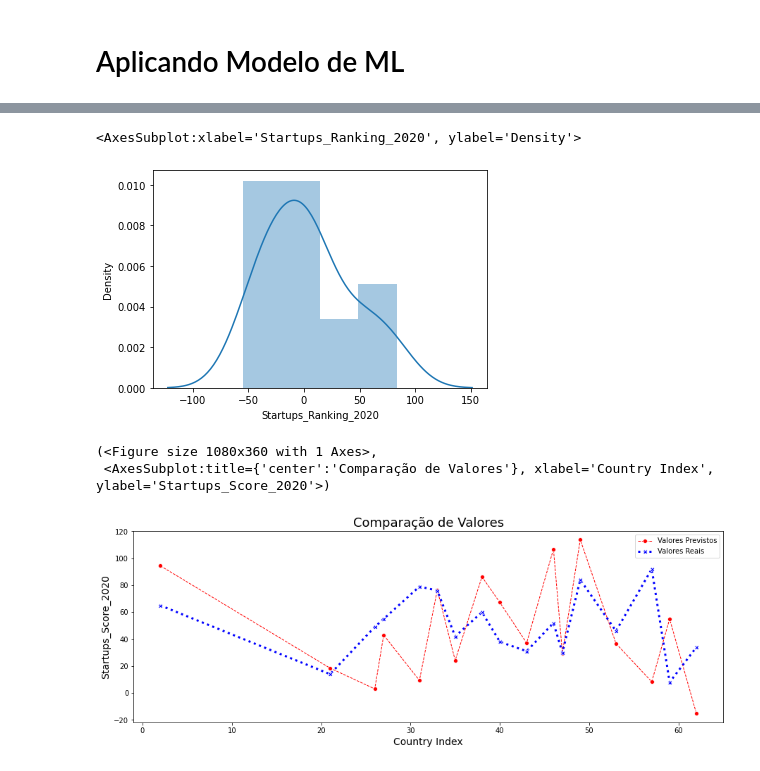
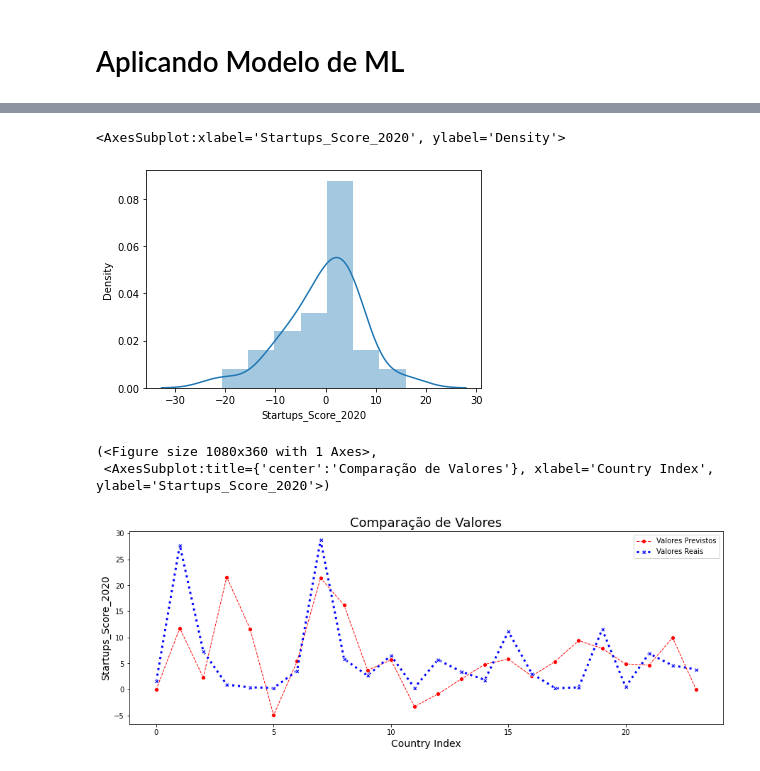
Before and after one commit to CesarSun/Digital-House-G3, a Jupyter notebook: T4-Integrador/DH_G3_T4_World_Freedom.ipynb, the cells around one changed output, grey strips where cells are left out. Drawn from its saved outputs; the diff is of its cells as text; code cells hidden in the pictures.

Commit message:
Versão com Modelos de ML iniciais

```diff
--- a/T4-Integrador/DH_G3_T4_World_Freedom.ipynb
+++ b/T4-Integrador/DH_G3_T4_World_Freedom.ipynb
@@ -241,8 +269,8 @@ datas = [data_efw,
          data_star,
          data_militar,
          data_GDP_growth,
-         data_uni]
-         #data_MW]
+         data_uni,
+         data_emp]
 # %%
 #Escolha dos Países a Serem Analizados
 countries = np.array(list(set(data_efw.countries).intersection(#set(data_bill.country),
@@ -421,16 +466,8 @@ for x in range(len(countries)):
 # %%
-### Unindo todos os DF em um único Parte 1.
-DF_std = pd.DataFrame()
-for x in range(len(countries)):
-    DF_std = pd.concat([DF_std, DF[x]])
-
-DF_std['GDP_Per_capita'] = DF_std['GDP_year'] / DF_std['Population_year']
-DF_std = DF_std.sort_values(by=['countries', 'year'])
-DF_std = DF_std.reset_index(drop=True)
-
 ### Unindo todos os DF em um único Parte 2.
 
-DF_std2.columns = ['Country', 'No_billionaires', 'Networth', 'No_unicorns', 'Valuation_US$_billions',
+DF_std2.columns = ['Country', 'No_billionaires', 'Networth', 'No_unicorns',
+                   'Valuation_startups_US$_billions',
                    'Happy_rank', 'Happy_score', 'GDP_per_capita', 'Social_support',
                    'Healthy_life_expectancy', 'Freedom_to_make_life_choices', 'Generosity',
                    'Perceptions_of_corruption', 'Corru_Perc_Index',
@@ -454,11 +491,11 @@ DF_std.columns = ['Year', 'Countries', 'Economic_Freedom', 'F_rank', 'Quartile',
        '4c_black_market', '4d_control_movement_capital_ppl', '4.0_trade',
        '5a_credit_market_reg', '5b_labor_market_reg', '5c_business_reg',
        '5.0_regulation', 'Suicides_No', 'Military_Expenditure_USD', 'GDP_growth',
-       'HDI_year', 'GDP_year', 'Population_year', 'GDP_Per_capita']
+       'Employment_up15_%', 'HDI_year', 'GDP_year', 'Population_year', 'GDP_Per_capita']
 
 # Unindo os 2 DF no DF_std2 criando novas colunas com os índices do DF_std
 
-lista = list(DF_std.columns[2:42])
+lista = list(DF_std.columns[2:43])
 for r in lista:
     item = r
     name = r[:3]
@@ -573,22 +539,26 @@ y = DF_std2.Startups_Score_2020
 scaler = MinMaxScaler()
 X = scaler.fit_transform(X)
 
-SEED = 42
+SEED = 12
+TS = 0.35
 
-X_train, X_test, y_train, y_test = train_test_split(X, y, test_size=0.20, random_state = SEED)
+X_train, X_test, y_train, y_test = train_test_split(X, y, test_size=TS, random_state = SEED)
 
 model = LinearRegression(fit_intercept = True)
 
-model.fit(Xtrain, ytrain)
+model.fit(X_train, y_train)
 
-test_sklearn = np.array(Xtest)
+test_sklearn = np.array(X_test)
 model.predict(test_sklearn)
 
-ypred = model.predict(Xtest)
+y_pred = model.predict(X_test)
 
+cv = ShuffleSplit(n_splits=5, test_size=TS, random_state=SEED)
+CV = cross_val_score(model, X, y, cv=cv)
 
-print ('MAE:', mean_absolute_error(ytest, ypred).round(2))
-print ('MSE:', mean_squared_error(ytest, ypred).round(2))
-print ('RMSE:', np.sqrt(mean_squared_error(ytest, ypred)).round(2))
-print ('R2:', r2_score(ytest, ypred).round(2))
+print('MAE:', mean_absolute_error(y_test, y_pred).round(2))
+print('MSE:', mean_squared_error(y_test, y_pred).round(2))
+print('RMSE:', np.sqrt(mean_squared_error(y_test, y_pred)).round(2))
+print('R2:', r2_score(y_test, y_pred).round(2))
+print('Cross Validation:', CV.round(2))
 # %% [output]
@@ -599,5 +629,6 @@ R2: -1.8
 # %%
-sns.distplot(ytest - ypred)
+#ytest = ytest.astype(float)
+sns.distplot(y_test - y_pred)
 # %% [output]
-<AxesSubplot:xlabel='Startups_Ranking_2020', ylabel='Density'>
+<AxesSubplot:xlabel='Startups_Score_2020', ylabel='Density'>
-[figure, old version]
+[figure, new version]
@@ -604,12 +638,12 @@ sns.distplot(ytest - ypred)
 # %%
 ax = plt.subplots(figsize=(15,5))
 
-sns.lineplot(x=Xtest.index, y=ypred,
+sns.lineplot(x=range(len(y_pred)), y=y_pred,
              label="Valores Previstos",
              color='red', marker='o',
              linestyle='--', linewidth=1)
 
-sns.lineplot(x=Xtest.index,y=ytest,
+sns.lineplot(x=range(len(y_pred)),y=y_test,
              label="Valores Reais",
              color='blue', marker='X',
              linestyle=':', linewidth=3)
@@ -623,4 +657,4 @@ ax
 # %% [output]
 (<Figure size 1080x360 with 1 Axes>,
  <AxesSubplot:title={'center':'Comparação de Valores'}, xlabel='Country Index', ylabel='Startups_Score_2020'>)
-[figure, old version]
+[figure, new version]
```
Also changed, not shown: parts of 29 cells of this notebook, 3 other files.
